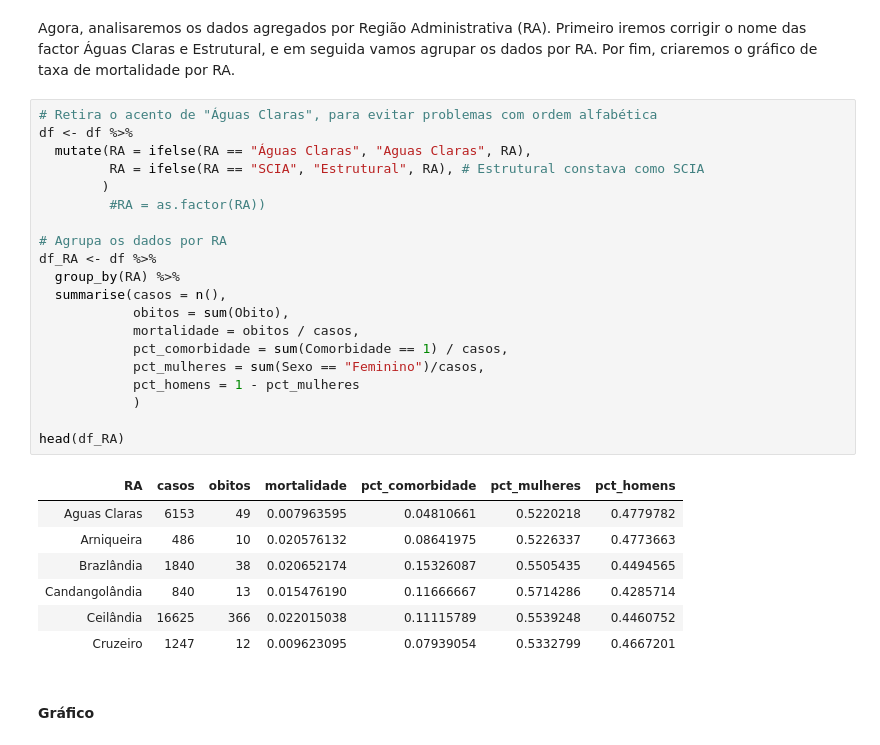
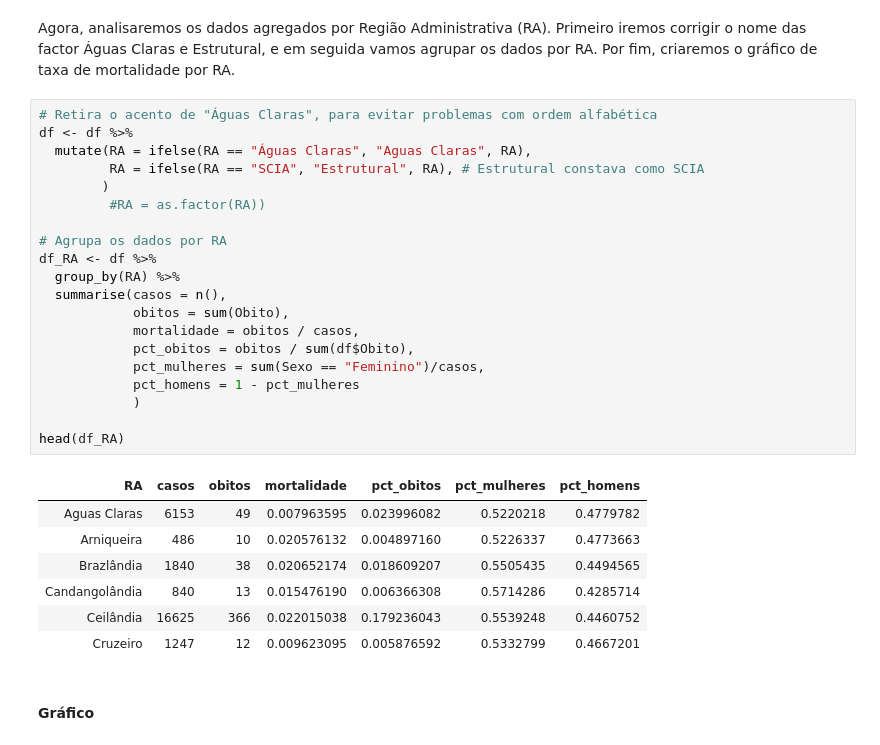
Before and after one commit to rstuckert3/covid_df, a Jupyter notebook: covid_notebook.ipynb, the cells around one changed output. Drawn from its saved outputs; the diff is of its cells as text.

```diff
--- a/covid_notebook.ipynb
+++ b/covid_notebook.ipynb
@@ -313,31 +313,31 @@ Agora, analisaremos os dados agregados por Região Administrativa (RA). Primeiro
 # %%
 # Retira o acento de "Águas Claras", para evitar problemas com ordem alfabética
 df <- df %>%
   mutate(RA = ifelse(RA == "Águas Claras", "Aguas Claras", RA),
          RA = ifelse(RA == "SCIA", "Estrutural", RA), # Estrutural constava como SCIA
         )
          #RA = as.factor(RA))
 
 # Agrupa os dados por RA
 df_RA <- df %>%
   group_by(RA) %>%
   summarise(casos = n(),
             obitos = sum(Obito),
             mortalidade = obitos / casos,
-            pct_comorbidade = sum(Comorbidade == 1) / casos,
+            pct_obitos = obitos / sum(df$Obito),
             pct_mulheres = sum(Sexo == "Feminino")/casos,
             pct_homens = 1 - pct_mulheres
             )
 
 head(df_RA)
 # %% [output]
-| RA | casos | obitos | mortalidade | pct_comorbidade | pct_mulheres | pct_homens |
-| Aguas Claras | 6153 | 49 | 0.007963595 | 0.04810661 | 0.5220218 | 0.4779782 |
-| Arniqueira | 486 | 10 | 0.020576132 | 0.08641975 | 0.5226337 | 0.4773663 |
-| Brazlândia | 1840 | 38 | 0.020652174 | 0.15326087 | 0.5505435 | 0.4494565 |
-| Candangolândia | 840 | 13 | 0.015476190 | 0.11666667 | 0.5714286 | 0.4285714 |
-| Ceilândia | 16625 | 366 | 0.022015038 | 0.11115789 | 0.5539248 | 0.4460752 |
-| Cruzeiro | 1247 | 12 | 0.009623095 | 0.07939054 | 0.5332799 | 0.4667201 |
+| RA | casos | obitos | mortalidade | pct_obitos | pct_mulheres | pct_homens |
+| Aguas Claras | 6153 | 49 | 0.007963595 | 0.023996082 | 0.5220218 | 0.4779782 |
+| Arniqueira | 486 | 10 | 0.020576132 | 0.004897160 | 0.5226337 | 0.4773663 |
+| Brazlândia | 1840 | 38 | 0.020652174 | 0.018609207 | 0.5505435 | 0.4494565 |
+| Candangolândia | 840 | 13 | 0.015476190 | 0.006366308 | 0.5714286 | 0.4285714 |
+| Ceilândia | 16625 | 366 | 0.022015038 | 0.179236043 | 0.5539248 | 0.4460752 |
+| Cruzeiro | 1247 | 12 | 0.009623095 | 0.005876592 | 0.5332799 | 0.4667201 |
 # %% [markdown]
 #### Gráfico
 # %% [markdown]
```
Also changed, not shown: parts of 2 cells of this notebook.
